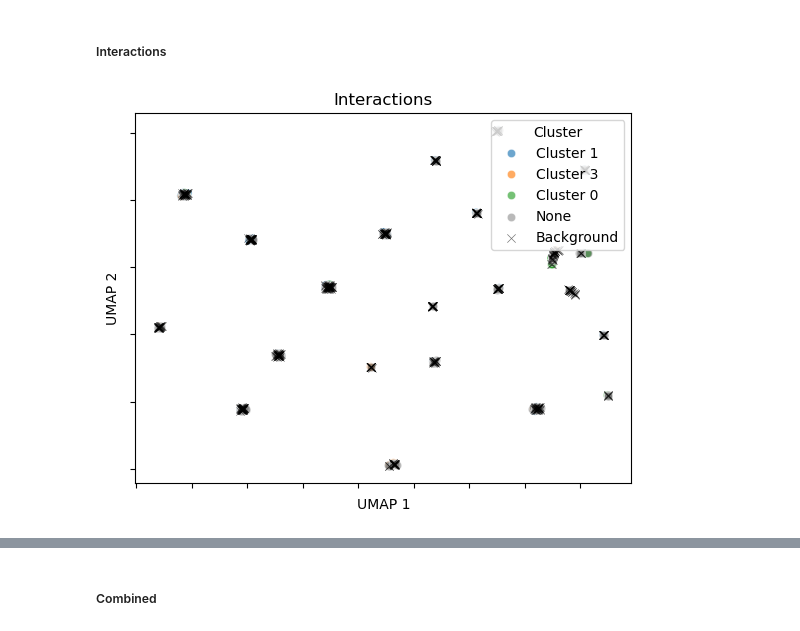
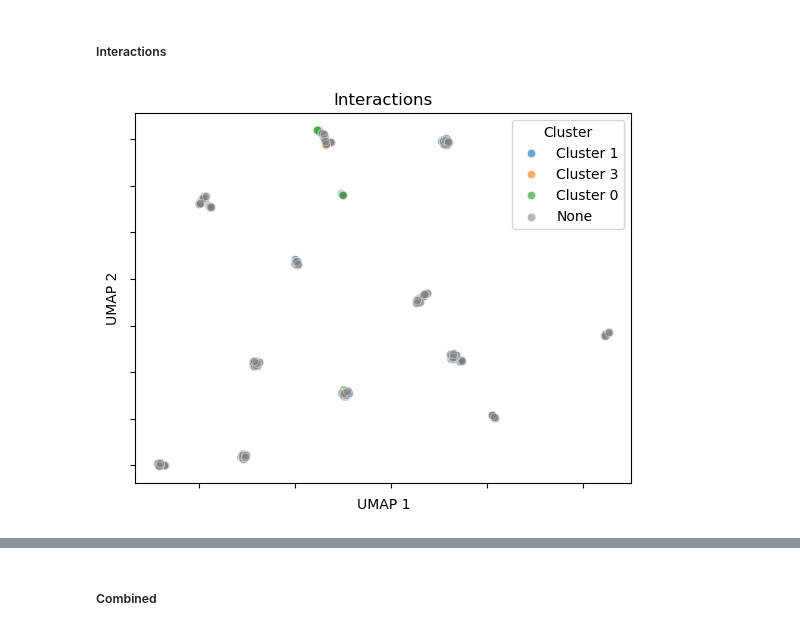
Before and after one commit to benjiemc/tcr-pmhc-predicted-structures, a Jupyter notebook: notebooks/exploring_dash_dataset.ipynb, the cells around one changed output, grey strips where cells are left out. Saved outputs shown, nothing was run; the diff lists cells and outputs as text; code cells hidden in the pictures.

```diff
--- a/notebooks/exploring_dash_dataset.ipynb
+++ b/notebooks/exploring_dash_dataset.ipynb
@@ -927,12 +1009,25 @@ interactions_scores = interactions_scores.merge(
 interactions_scores = interactions_scores.merge(dash_bmlf, how='outer', left_on='name', right_on='id')
 interactions_scores['cluster'] = interactions_scores['cluster'].fillna('Background')
 interactions_scores[interactions_scores_column_names] = interactions_scores[interactions_scores_column_names].fillna(0)
+# %%
+interactions_scores = interactions_scores.merge(
+    sequences_with_negatives[['id', 'label']], how='left', left_on='name', right_on='id'
+)
+interactions_scores_without_background = interactions_scores.query("cluster != 'Background'")
 # %%
-interactions_scores_norm = StandardScaler().fit_transform(interactions_scores[interactions_scores_column_names])
+interactions_scores_without_background_norm = StandardScaler().fit_transform(
+    interactions_scores_without_background[interactions_scores_column_names]
+)
 # %%
-interactions_umap = umap.UMAP(n_jobs=1, random_state=123).fit_transform(interactions_scores_norm)
+interactions_scores_without_background_umap = umap.UMAP(n_jobs=1, random_state=123).fit_transform(
+    interactions_scores_without_background_norm
+)
 # %%
-plot_umap(interactions_umap, interactions_scores['cluster'].to_numpy(), title='Interactions')
+plot_umap(
+    interactions_scores_without_background_umap,
+    interactions_scores_without_background['cluster'].to_numpy(),
+    title='Interactions',
+)
 plt.show()
 # %% [output]
-[figure, old version]
+[figure, new version]
```
Also changed, not shown: parts of 30 cells of this notebook.
